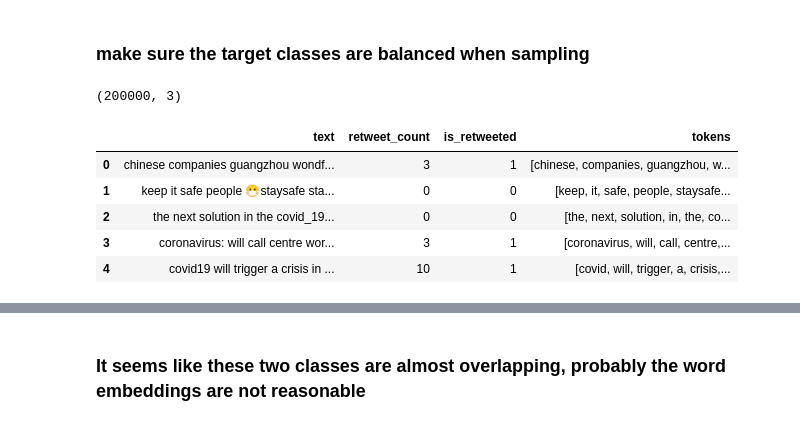
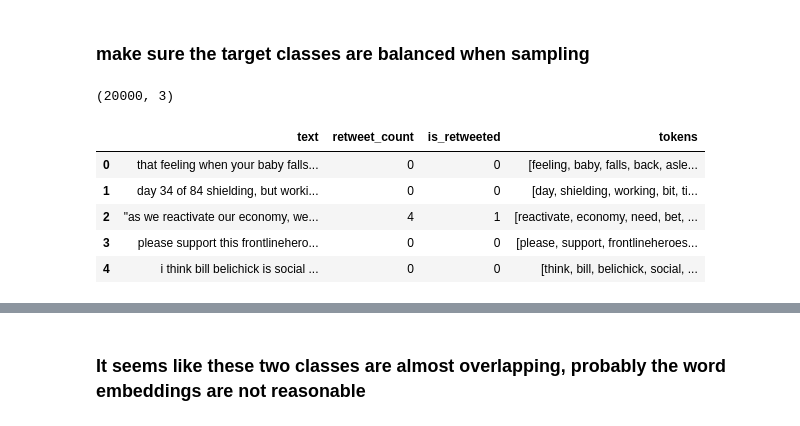
Before and after one commit to frandoLin/Capstone_project, a Jupyter notebook: predict_reweets.ipynb, the cells around one changed output, grey strips where cells are left out. Drawn from its saved outputs; the diff is of its cells as text; code cells hidden in the pictures.

```diff
--- a/predict_reweets.ipynb
+++ b/predict_reweets.ipynb
@@ -60,8 +60,8 @@ ret = tweets[['text','retweet_count']]
 # %% [markdown]
 ### make sure the target classes are balanced when sampling
 # %%
-sample = pd.concat([ret[ret.retweet_count == 0].sample(n=100000, random_state = 42),
-                    ret[ret.retweet_count > 0].sample(n=100000, random_state = 42)])
+sample = pd.concat([ret[ret.retweet_count == 0].sample(n=10000, random_state = 42),
+                    ret[ret.retweet_count > 0].sample(n=10000, random_state = 42)])
 # %%
 sample['is_retweeted'] = [1 if x > 0 else 0 for x in sample.retweet_count]
 # %%
@@ -72,18 +72,32 @@ sample['text'] = [clean(text) for text in sample.text]
 # %%
 sample.shape
 # %% [output]
-(200000, 3)
+(20000, 3)
+# %%
+stopword = stopwords.words('english')
+# %%
+def remove_stopword(data):
+
+    tokens_list = []
+
+    for token in data:
+        #can't -> [can, t]
+        if len(token) > 1 and token not in stopword:
+            tokens_list.append(token)
+    return tokens_list
 # %%
 from nltk.tokenize import RegexpTokenizer
 
 tokenizer = RegexpTokenizer(r'[A-Za-z]+')
 
-sample["tokens"] = sample["text"].apply(tokenizer.tokenize)
+
+sample["tokens"] = [tokenizer.tokenize(x) for x in sample.text]
+sample["tokens"] = [remove_stopword(tokens) for tokens in sample.tokens]
 sample.head()
 # %% [output]
 |  | text | retweet_count | is_retweeted | tokens |
-| 0 | chinese companies guangzhou wondf... | 3 | 1 | [chinese, companies, guangzhou, w... |
-| 1 | keep it safe people 😷staysafe sta... | 0 | 0 | [keep, it, safe, people, staysafe... |
-| 2 | the next solution in the covid_19... | 0 | 0 | [the, next, solution, in, the, co... |
-| 3 | coronavirus: will call centre wor... | 3 | 1 | [coronavirus, will, call, centre,... |
-| 4 | covid19 will trigger a crisis in ... | 10 | 1 | [covid, will, trigger, a, crisis,... |
+| 0 | that feeling when your baby falls... | 0 | 0 | [feeling, baby, falls, back, asle... |
+| 1 | day 34 of 84 shielding, but worki... | 0 | 0 | [day, shielding, working, bit, ti... |
+| 2 | "as we reactivate our economy, we... | 4 | 1 | [reactivate, economy, need, bet, ... |
+| 3 | please support this frontlinehero... | 0 | 0 | [please, support, frontlineheroes... |
+| 4 | i think bill belichick is social ... | 0 | 0 | [think, bill, belichick, social, ... |
```
Also changed, not shown: parts of 34 cells of this notebook, 1 other file.
